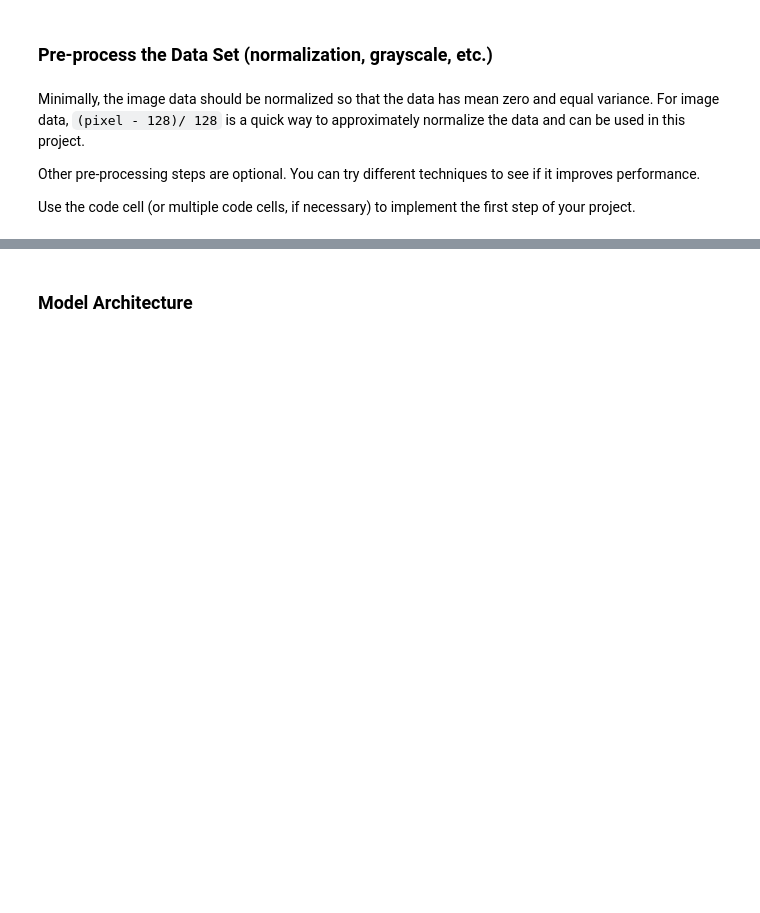
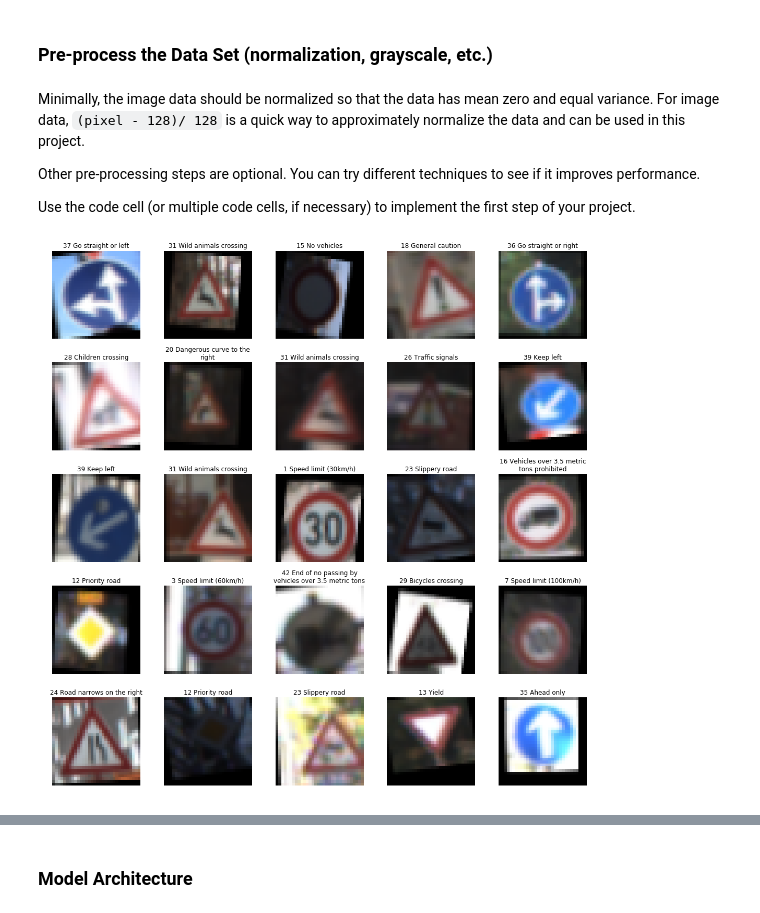
Before and after one commit to rometaidla/CarND-Traffic-Sign-Classifier-Project, a Jupyter notebook: Traffic_Sign_Classifier.ipynb, the cells around one changed output, grey strips where cells are left out. Drawn from its saved outputs; the diff is of its cells as text; code cells hidden in the pictures; blank space fills up the shorter version.

```diff
--- a/Traffic_Sign_Classifier.ipynb
+++ b/Traffic_Sign_Classifier.ipynb
@@ -146,0 +244,34 @@ Use the code cell (or multiple code cells, if necessary) to implement the first
+# %%
+# Should be done while training, but ok for these small images
+X_augmented = []
+y_augmented = []
+for img_class, img_count in enumerate(y):
+    for index in range(3000):
+        X_augmented.append(transform_image(random_image(img_class), 10, 5, 5, brightness=0))
+        y_augmented.append(img_class)
+
+X_train = np.concatenate((X_train, X_augmented), axis=0)
+y_train = np.concatenate((y_train, y_augmented), axis=0)
+# %%
+plt.rcParams['figure.figsize'] = 15, 15
+
+columns = 5
+rows = 5
+fig, axs = plt.subplots(rows, columns)
+fig.tight_layout()
+
+for r in range(rows):
+    for c in range(columns):
+        subplot = axs[r, c]
+        subplot.axis('off')
+
+        random_index = random.randint(0, len(X_augmented)-1)
+        subplot.imshow(X_augmented[random_index])
+        sign_class = y_augmented[random_index]
+        title = format("%i %s" % (sign_class,sign_names[sign_class]))
+        wrapped_title = '\n'.join(textwrap.wrap(title, 30))
+        subplot.set_title(wrapped_title)
+
+plt.show()
+# %% [output]
+[figure, added]
```
Also changed, not shown: parts of 25 cells of this notebook.
